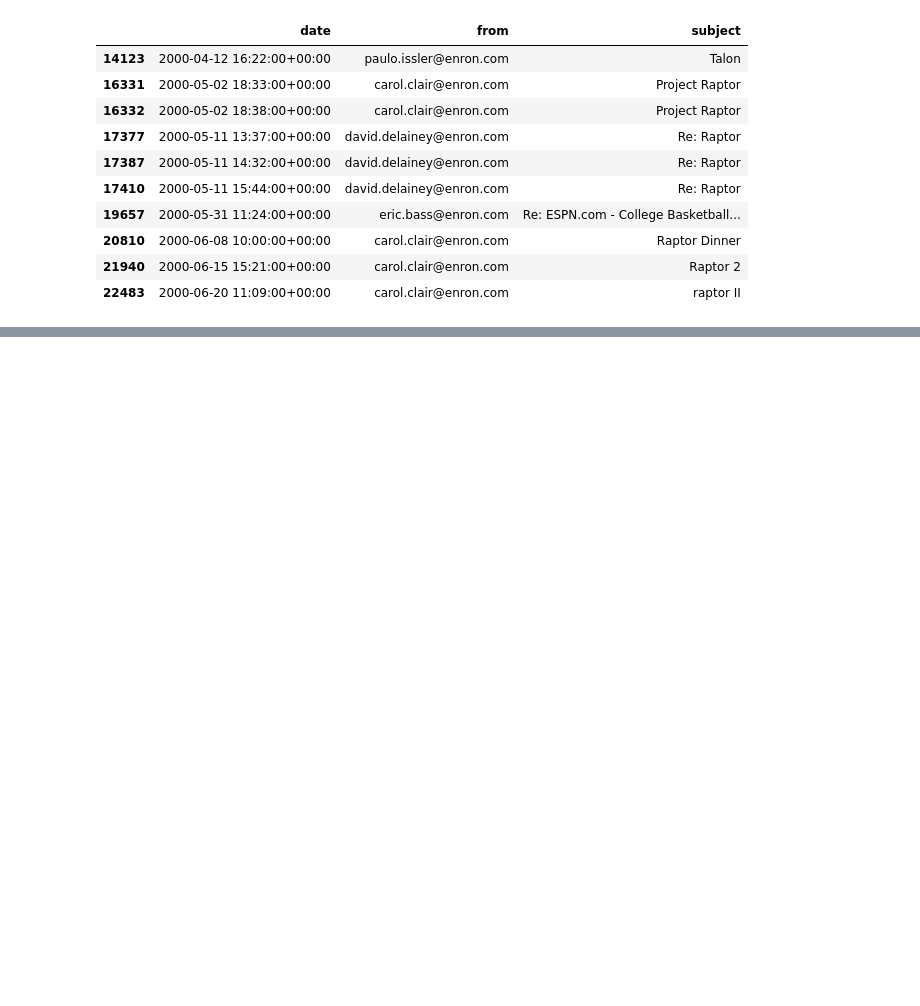
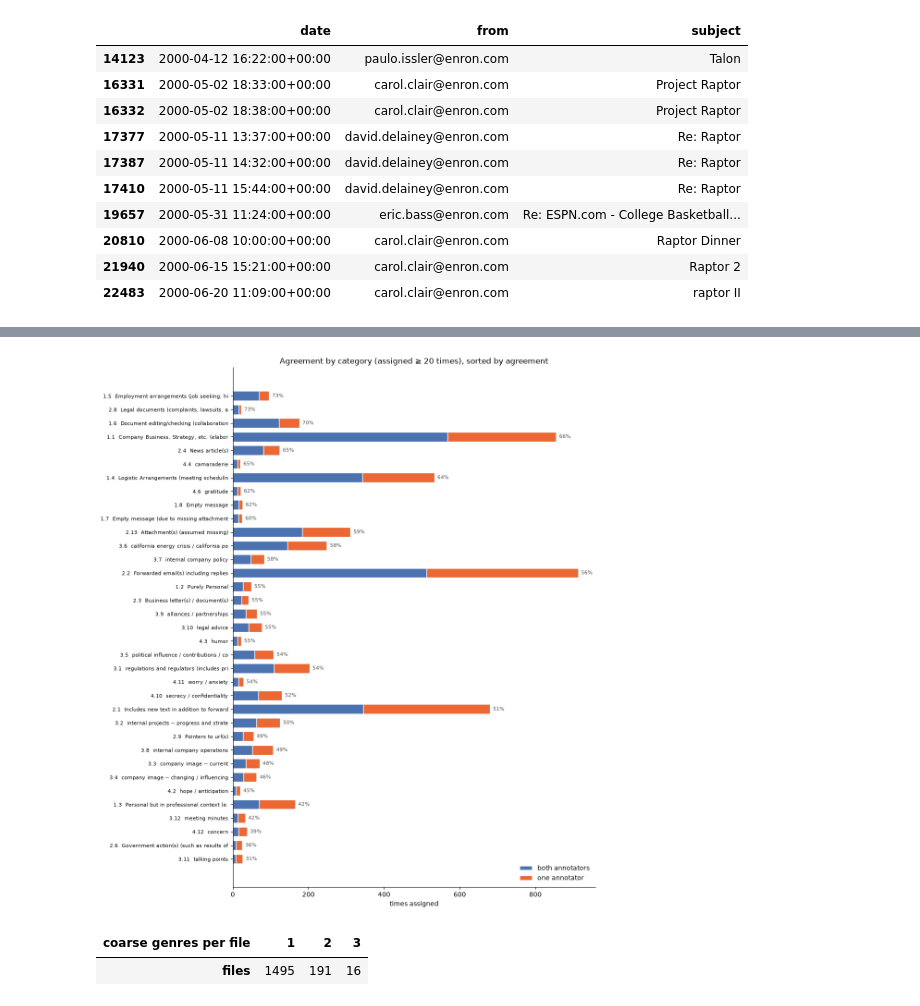
Before and after one commit to wmar-dev/jevron, a Jupyter notebook: enron_analysis.ipynb, the cells around one changed output, grey strips where cells are left out. Cells and saved outputs as stored; diff of their text form; code cells hidden in the pictures; blank space fills up the shorter version.

```diff
--- a/enron_analysis.ipynb
+++ b/enron_analysis.ipynb
@@ -244,0 +294,10 @@ search("raptor")
+# %%
+agreement = (labels.assign(agreed=labels["annotators"] >= 2)
+                   .groupby(["group_name", "code", "name"])
+                   .agg(assigned=("agreed", "size"), agreed=("agreed", "sum"))
+                   .reset_index())
+agreement["agreement"] = agreement["agreed"] / agreement["assigned"]
+
+by_group = agreement.groupby("group_name")[["assigned", "agreed"]].sum().reindex(GROUP_ORDER)
+by_group["agreement"] = (by_group["agreed"] / by_group["assigned"]).map("{:.0%}".format)
+by_group
@@ -244,0 +311,26 @@ search("raptor")
+# %%
+# Categories assigned at least 20 times, sorted by agreement. Stacked bars: chosen by one annotator vs both.
+shown = agreement[agreement["assigned"] >= 20].sort_values("agreement")
+labels_y = shown["code"] + "  " + shown["name"].str.slice(0, 40)
+
+fig, ax = plt.subplots(figsize=(11, 0.32 * len(shown) + 1))
+ax.barh(labels_y, shown["agreed"], color="#4C72B0", height=0.7, label="both annotators", edgecolor="white", linewidth=1)
+ax.barh(labels_y, shown["assigned"] - shown["agreed"], left=shown["agreed"], color="#eb6834", height=0.7,
+        label="one annotator", edgecolor="white", linewidth=1)
+for y, (n, rate) in enumerate(zip(shown["assigned"], shown["agreement"])):
+    ax.text(n + 8, y, f"{rate:.0%}", va="center", fontsize=8, color="#555555")
+ax.set(title="Agreement by category (assigned ≥ 20 times), sorted by agreement", xlabel="times assigned")
+ax.legend(loc="lower right", frameon=False)
+ax.spines[["top", "right"]].set_visible(False)
+ax.tick_params(axis="y", labelsize=8)
+plt.tight_layout()
+plt.show()
+# %% [output]
+[figure, added]
+# %%
+# Coarse genre is meant to be a single choice. Files with two or more genres are disagreements on the genre itself.
+genres_per_file = labels[labels["group"] == 1].groupby("berkeley_id")["code"].nunique()
+genres_per_file.value_counts().sort_index().rename("files").rename_axis("coarse genres per file").to_frame().T
+# %% [output]
+| coarse genres per file | 1 | 2 | 3 |
+| files | 1495 | 191 | 16 |
```
Also changed, not shown: parts of 15 cells of this notebook, 3 other files.
